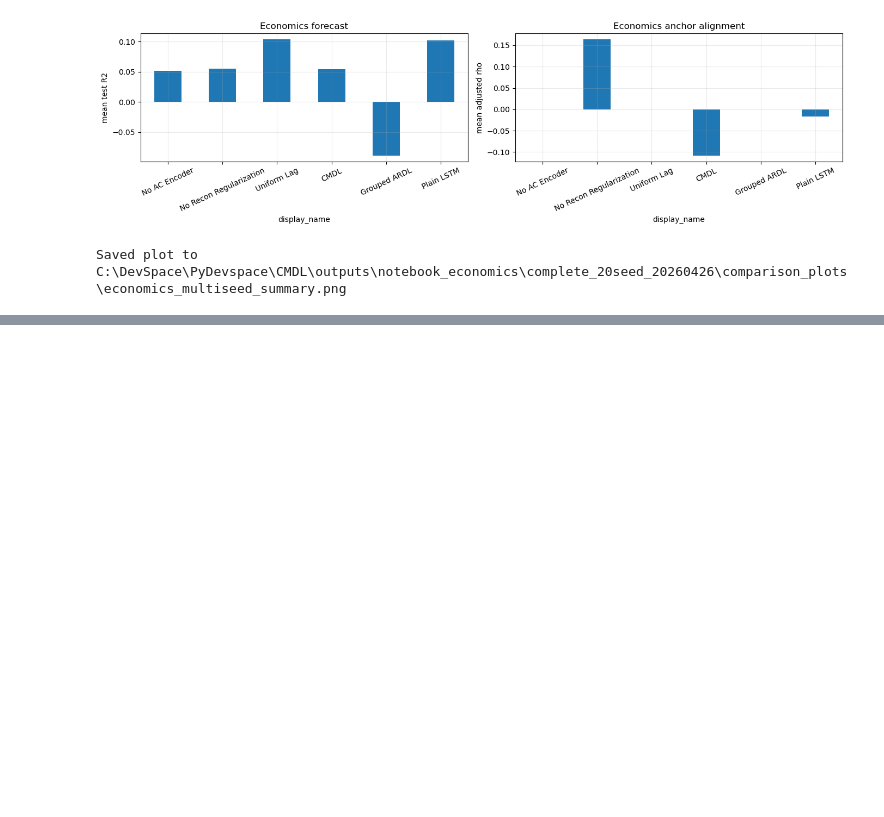
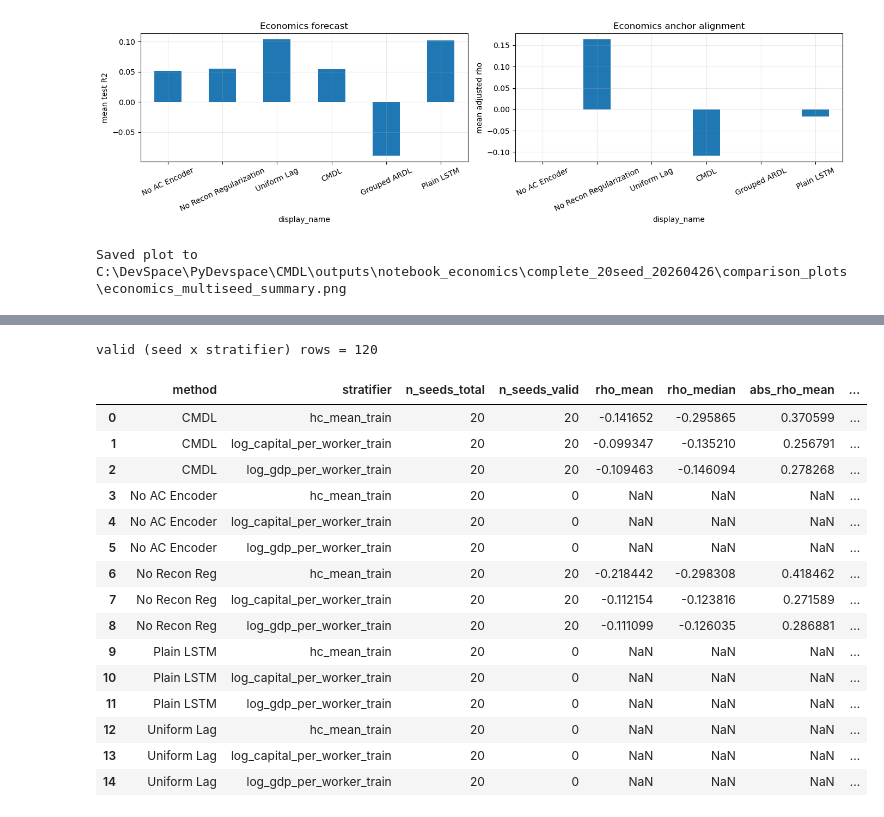
Before and after one commit to Oktinner0320/AC_GATE-CMDL, a Jupyter notebook: notebooks/02_economics_results.ipynb, the cells around one changed output, grey strips where cells are left out. Cells and saved outputs as stored; diff of their text form; code cells hidden in the pictures; blank space fills up the shorter version.

```diff
--- a/notebooks/02_economics_results.ipynb
+++ b/notebooks/02_economics_results.ipynb
@@ -345,0 +352,52 @@ Saved plot to C:\DevSpace\PyDevspace\CMDL\outputs\notebook_economics\complete_20
+# %%
+from evaluation.stratified_kstar import (
+    aggregate_per_method,
+    build_economics_stratifiers,
+    collect_seed_dirs,
+    evaluate_method,
+)
+
+ECON_RAW = repo_root / "data" / "economics" / "processed" / "economics_cleaned_long_v2.csv"
+strats = build_economics_stratifiers(ECON_RAW)
+
+methods = {
+    "CMDL": collect_seed_dirs(CMDL_DIR, "economics_cmdl_"),
+    "Plain LSTM": collect_seed_dirs(BASELINE_DIR, "economics_lstm_"),
+    "No AC Encoder": collect_seed_dirs(ABLATION_DIR, "economics_ablation_no_ac_encoder_"),
+    "Uniform Lag": collect_seed_dirs(ABLATION_DIR, "economics_ablation_uniform_lag_"),
+    "No Recon Reg": collect_seed_dirs(ABLATION_DIR, "economics_ablation_no_recon_regularization_"),
+}
+
+per_seed_frames = []
+for name, dirs in methods.items():
+    if not dirs:
+        print(f"skip {name} (no seed dirs)")
+        continue
+    per_seed_frames.append(evaluate_method(name, dirs, strats, n_perm=2000))
+
+stratified_per_seed = pd.concat(per_seed_frames, ignore_index=True)
+stratified_aggregated = aggregate_per_method(stratified_per_seed)
+
+stratified_per_seed.to_csv(COMPARISON_DIR / "economics_stratified_kstar_per_seed.csv", index=False)
+stratified_aggregated.to_csv(COMPARISON_DIR / "economics_stratified_kstar_aggregated.csv", index=False)
+
+print(f"valid (seed x stratifier) rows = {stratified_per_seed['spearman_rho'].notna().sum()}")
+display(stratified_aggregated)
+# %% [output]
+valid (seed x stratifier) rows = 120
+|  | method | stratifier | n_seeds_total | n_seeds_valid | rho_mean | rho_median | abs_rho_mean | ... |
+| 0 | CMDL | hc_mean_train | 20 | 20 | -0.141652 | -0.295865 | 0.370599 | ... |
+| 1 | CMDL | log_capital_per_worker_train | 20 | 20 | -0.099347 | -0.135210 | 0.256791 | ... |
+| 2 | CMDL | log_gdp_per_worker_train | 20 | 20 | -0.109463 | -0.146094 | 0.278268 | ... |
+| 3 | No AC Encoder | hc_mean_train | 20 | 0 | NaN | NaN | NaN | ... |
+| 4 | No AC Encoder | log_capital_per_worker_train | 20 | 0 | NaN | NaN | NaN | ... |
+| 5 | No AC Encoder | log_gdp_per_worker_train | 20 | 0 | NaN | NaN | NaN | ... |
+| 6 | No Recon Reg | hc_mean_train | 20 | 20 | -0.218442 | -0.298308 | 0.418462 | ... |
+| 7 | No Recon Reg | log_capital_per_worker_train | 20 | 20 | -0.112154 | -0.123816 | 0.271589 | ... |
+| 8 | No Recon Reg | log_gdp_per_worker_train | 20 | 20 | -0.111099 | -0.126035 | 0.286881 | ... |
+| 9 | Plain LSTM | hc_mean_train | 20 | 0 | NaN | NaN | NaN | ... |
+| 10 | Plain LSTM | log_capital_per_worker_train | 20 | 0 | NaN | NaN | NaN | ... |
+| 11 | Plain LSTM | log_gdp_per_worker_train | 20 | 0 | NaN | NaN | NaN | ... |
+| 12 | Uniform Lag | hc_mean_train | 20 | 0 | NaN | NaN | NaN | ... |
+| 13 | Uniform Lag | log_capital_per_worker_train | 20 | 0 | NaN | NaN | NaN | ... |
+| 14 | Uniform Lag | log_gdp_per_worker_train | 20 | 0 | NaN | NaN | NaN | ... |
```
Also changed, not shown: parts of 2 cells of this notebook, 13 other files.
